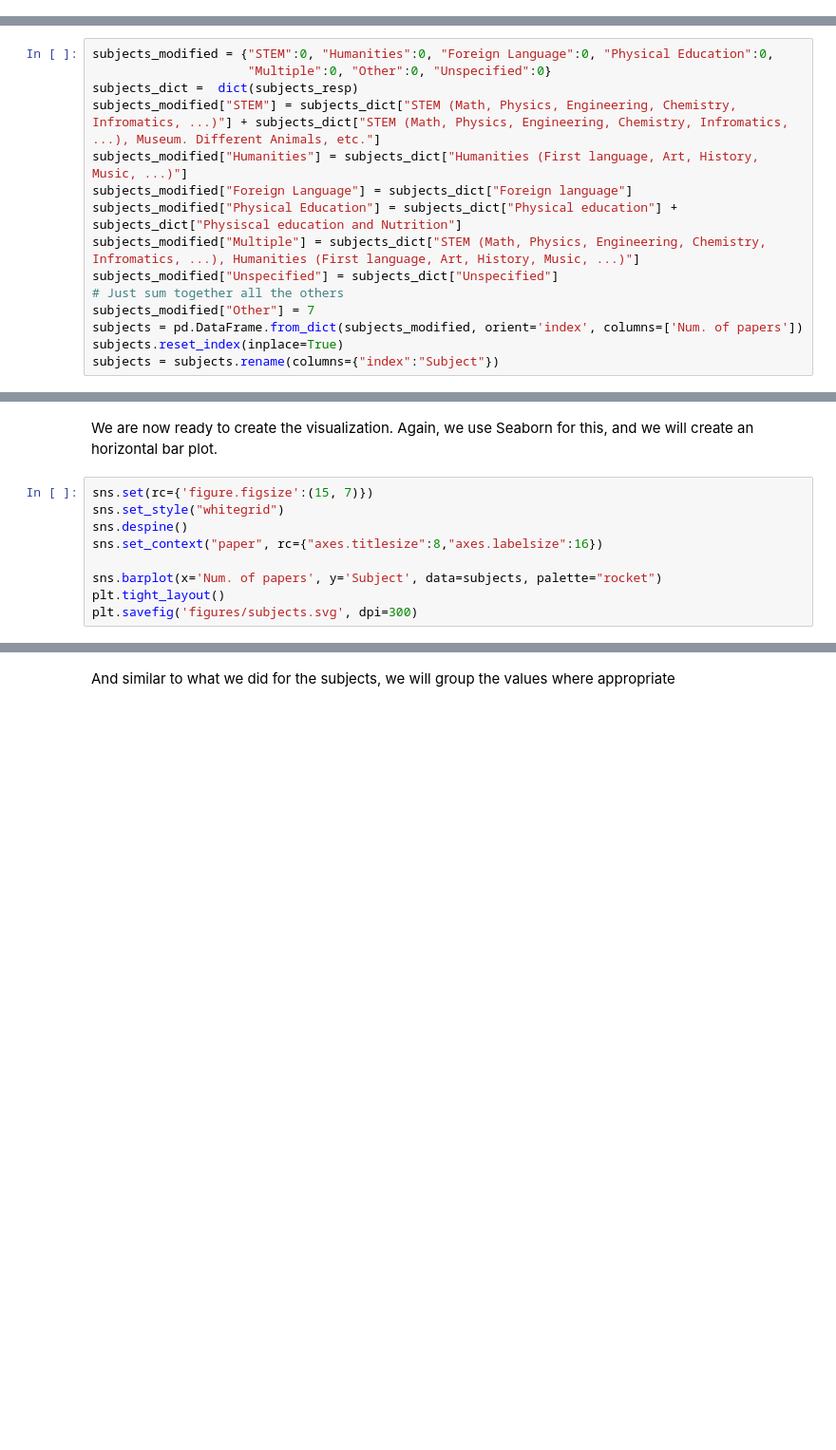
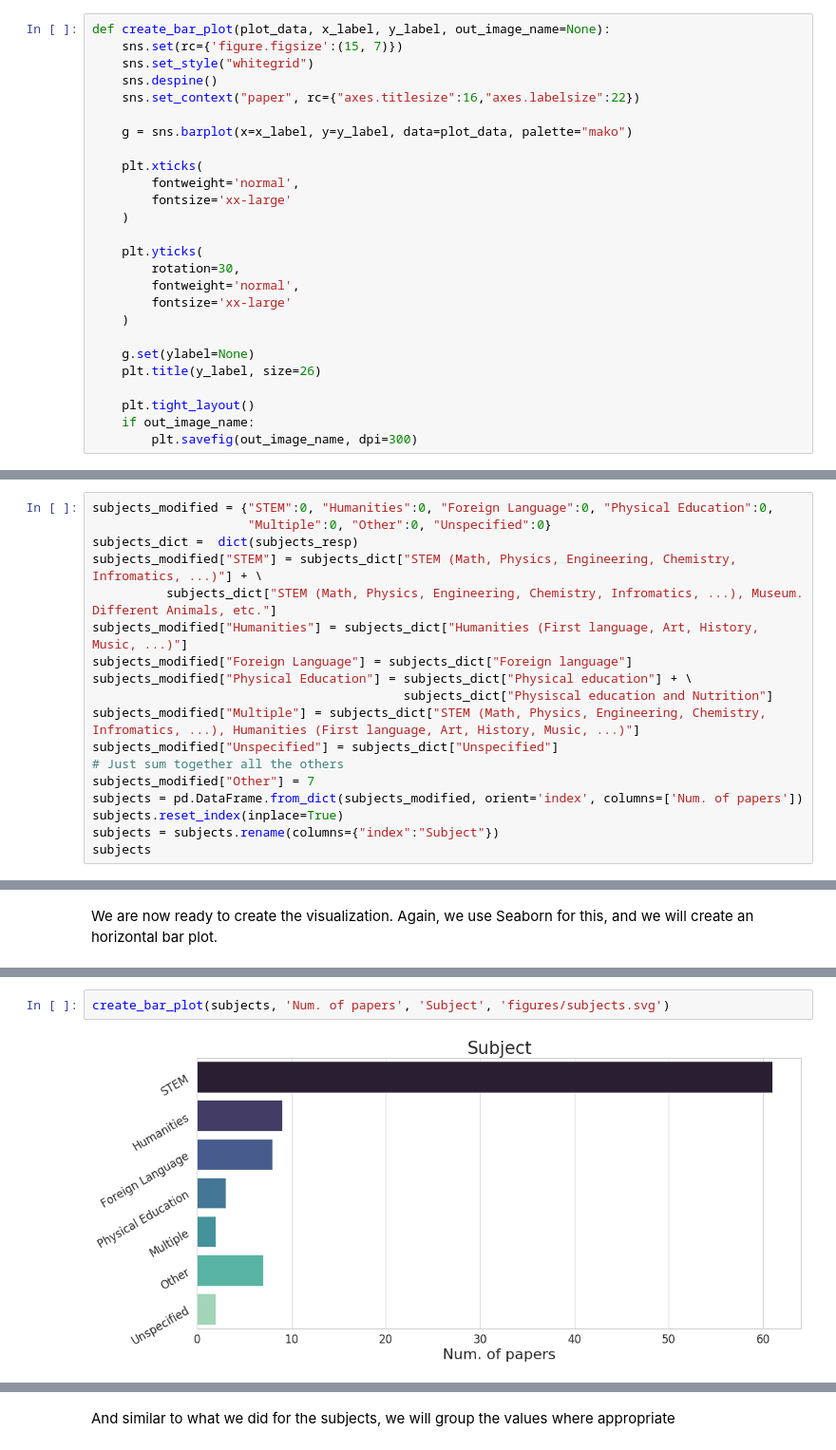
Before and after one commit to Stocastico/AR_SLR_Paper, a Jupyter notebook: create_figures.ipynb, the cells around one changed output, grey strips where cells are left out. Shown at 95% size. Saved outputs shown, nothing was run; the diff lists cells and outputs as text; blank space fills up the shorter version.

```diff
--- a/create_figures.ipynb
+++ b/create_figures.ipynb
@@ -178 +186,27 @@ Apps with collaborative capabilities = 13
+# %%
+def create_bar_plot(plot_data, x_label, y_label, out_image_name=None):
+    sns.set(rc={'figure.figsize':(15, 7)})
+    sns.set_style("whitegrid")
+    sns.despine()
+    sns.set_context("paper", rc={"axes.titlesize":16,"axes.labelsize":22})
+
+    g = sns.barplot(x=x_label, y=y_label, data=plot_data, palette="mako")
+
+    plt.xticks(
+        fontweight='normal',
+        fontsize='xx-large'
+    )
+
+    plt.yticks(
+        rotation=30,
+        fontweight='normal',
+        fontsize='xx-large'
+    )
+
+    g.set(ylabel=None)
+    plt.title(y_label, size=26)
+
+    plt.tight_layout()
+    if out_image_name:
+        plt.savefig(out_image_name, dpi=300)
 # %% [markdown]
@@ -203,10 +238,12 @@ There is some work to do before plotting. First of all, there is one case with b
 subjects_modified = {"STEM":0, "Humanities":0, "Foreign Language":0, "Physical Education":0,
                      "Multiple":0, "Other":0, "Unspecified":0}
 subjects_dict =  dict(subjects_resp)
-subjects_modified["STEM"] = subjects_dict["STEM (Math, Physics, Engineering, Chemistry, Infromatics, ...)"] + subjects_dict["STEM (Math, Physics, Engineering, Chemistry, Infromatics, ...), Museum. Different Animals, etc."]
+subjects_modified["STEM"] = subjects_dict["STEM (Math, Physics, Engineering, Chemistry, Infromatics, ...)"] + \
+          subjects_dict["STEM (Math, Physics, Engineering, Chemistry, Infromatics, ...), Museum. Different Animals, etc."]
 subjects_modified["Humanities"] = subjects_dict["Humanities (First language, Art, History, Music, ...)"]
 subjects_modified["Foreign Language"] = subjects_dict["Foreign language"]
-subjects_modified["Physical Education"] = subjects_dict["Physical education"] + subjects_dict["Physiscal education and Nutrition"]
+subjects_modified["Physical Education"] = subjects_dict["Physical education"] + \
+                                          subjects_dict["Physiscal education and Nutrition"]
 subjects_modified["Multiple"] = subjects_dict["STEM (Math, Physics, Engineering, Chemistry, Infromatics, ...), Humanities (First language, Art, History, Music, ...)"]
 subjects_modified["Unspecified"] = subjects_dict["Unspecified"]
 # Just sum together all the others
@@ -214,3 +251,4 @@ subjects_modified["Other"] = 7
 subjects = pd.DataFrame.from_dict(subjects_modified, orient='index', columns=['Num. of papers'])
 subjects.reset_index(inplace=True)
 subjects = subjects.rename(columns={"index":"Subject"})
+subjects
@@ -217,11 +264,2 @@ subjects = subjects.rename(columns={"index":"Subject"})
 # %% [markdown]
 We are now ready to create the visualization. Again, we use Seaborn for this, and we will create an horizontal bar plot.
-# %%
-sns.set(rc={'figure.figsize':(15, 7)})
-sns.set_style("whitegrid")
-sns.despine()
-sns.set_context("paper", rc={"axes.titlesize":8,"axes.labelsize":16})
-
-sns.barplot(x='Num. of papers', y='Subject', data=subjects, palette="rocket")
-plt.tight_layout()
-plt.savefig('figures/subjects.svg', dpi=300)
@@ -230 +266,5 @@ plt.savefig('figures/subjects.svg', dpi=300)
+# %%
+create_bar_plot(subjects, 'Num. of papers', 'Subject', 'figures/subjects.svg')
+# %% [output]
+[figure, added]
 # %% [markdown]
```
Also changed, not shown: parts of 33 cells of this notebook, 5 other files.
